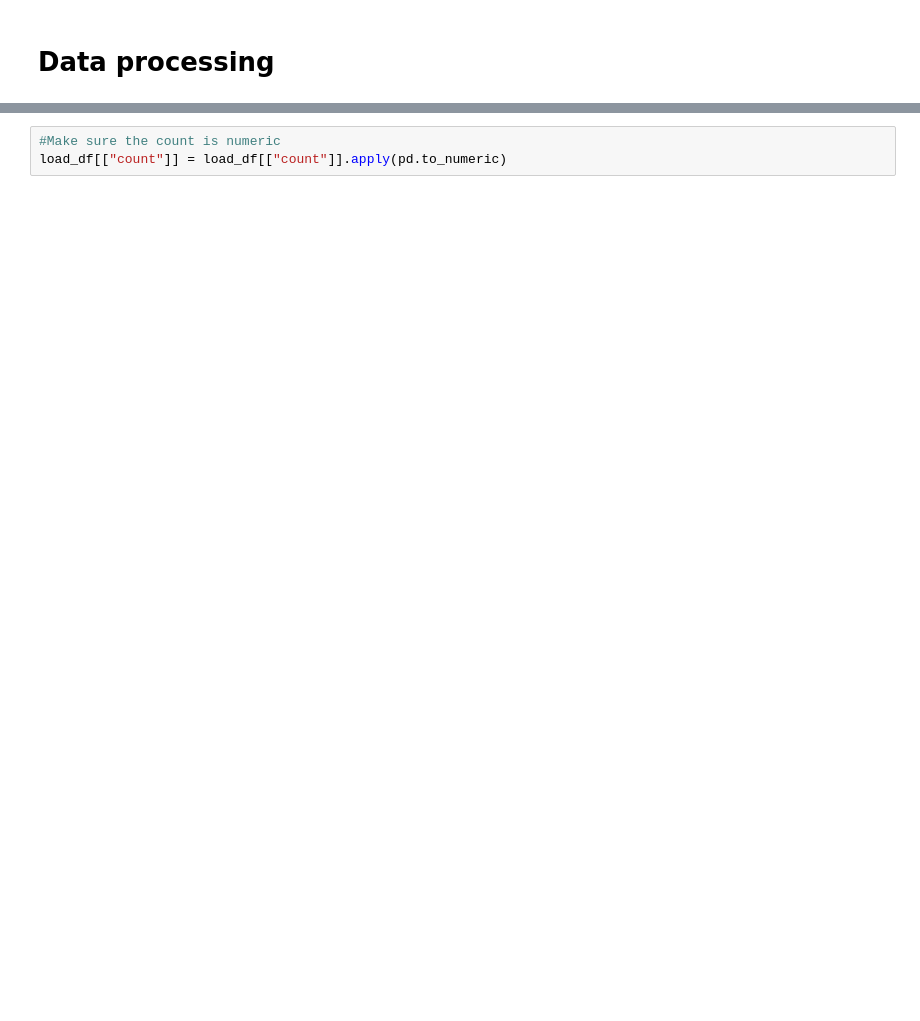
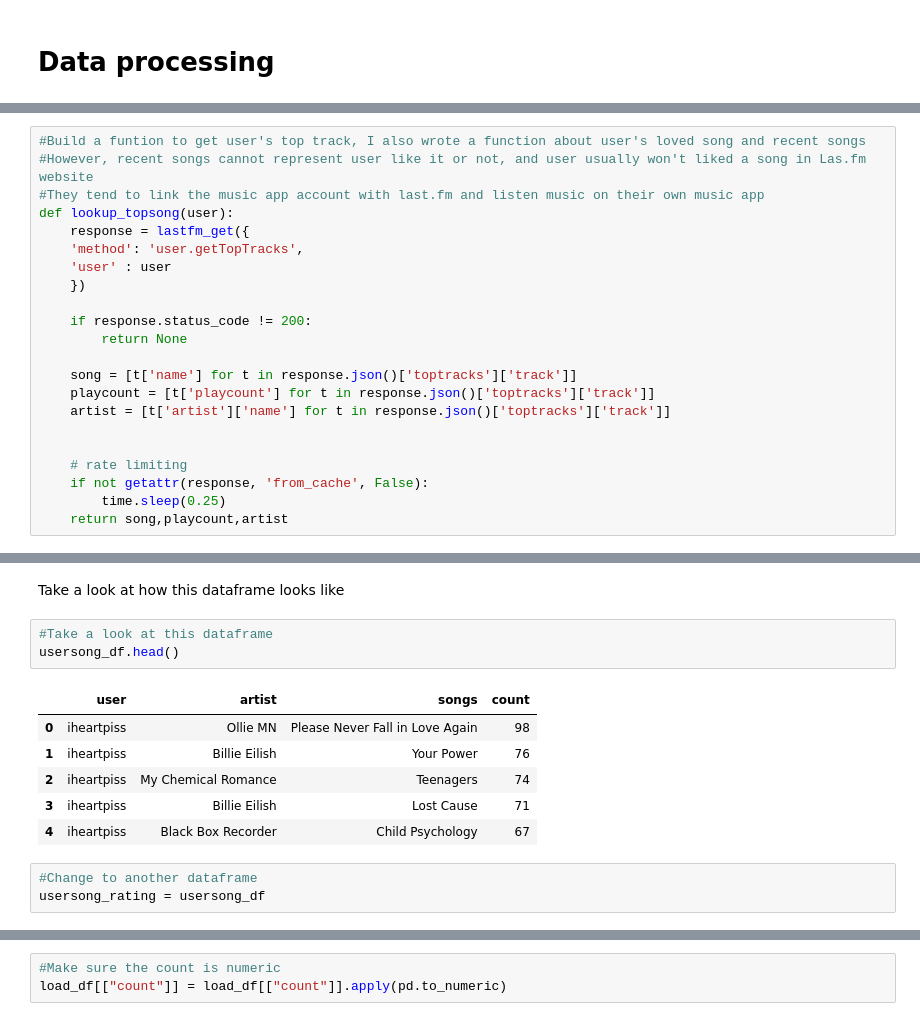
Before and after one commit to rzhan97/Hey-Hey-Miu, a Jupyter notebook: notebook/data_processing.ipynb, the cells around one changed output, grey strips where cells are left out. Saved outputs shown, nothing was run; the diff lists cells and outputs as text; blank space fills up the shorter version.

```diff
--- a/notebook/data_processing.ipynb
+++ b/notebook/data_processing.ipynb
@@ -21,0 +71,22 @@ load_df.shape[0]
+# %%
+#Build a funtion to get user's top track, I also wrote a function about user's loved song and recent songs
+#However, recent songs cannot represent user like it or not, and user usually won't liked a song in Las.fm website
+#They tend to link the music app account with last.fm and listen music on their own music app
+def lookup_topsong(user):
+    response = lastfm_get({
+    'method': 'user.getTopTracks',
+    'user' : user
+    })
+
+    if response.status_code != 200:
+        return None
+
+    song = [t['name'] for t in response.json()['toptracks']['track']]
+    playcount = [t['playcount'] for t in response.json()['toptracks']['track']]
+    artist = [t['artist']['name'] for t in response.json()['toptracks']['track']]
+
+
+    # rate limiting
+    if not getattr(response, 'from_cache', False):
+        time.sleep(0.25)
+    return song,playcount,artist
@@ -21,0 +151,15 @@ load_df.shape[0]
+# %% [markdown]
+Take a look at how this dataframe looks like
+# %%
+#Take a look at this dataframe
+usersong_df.head()
+# %% [output]
+|  | user | artist | songs | count |
+| 0 | iheartpiss | Ollie MN | Please Never Fall in Love Again | 98 |
+| 1 | iheartpiss | Billie Eilish | Your Power | 76 |
+| 2 | iheartpiss | My Chemical Romance | Teenagers | 74 |
+| 3 | iheartpiss | Billie Eilish | Lost Cause | 71 |
+| 4 | iheartpiss | Black Box Recorder | Child Psychology | 67 |
+# %%
+#Change to another dataframe
+usersong_rating = usersong_df
```
Also changed, not shown: parts of 43 cells of this notebook, 13 other files.
